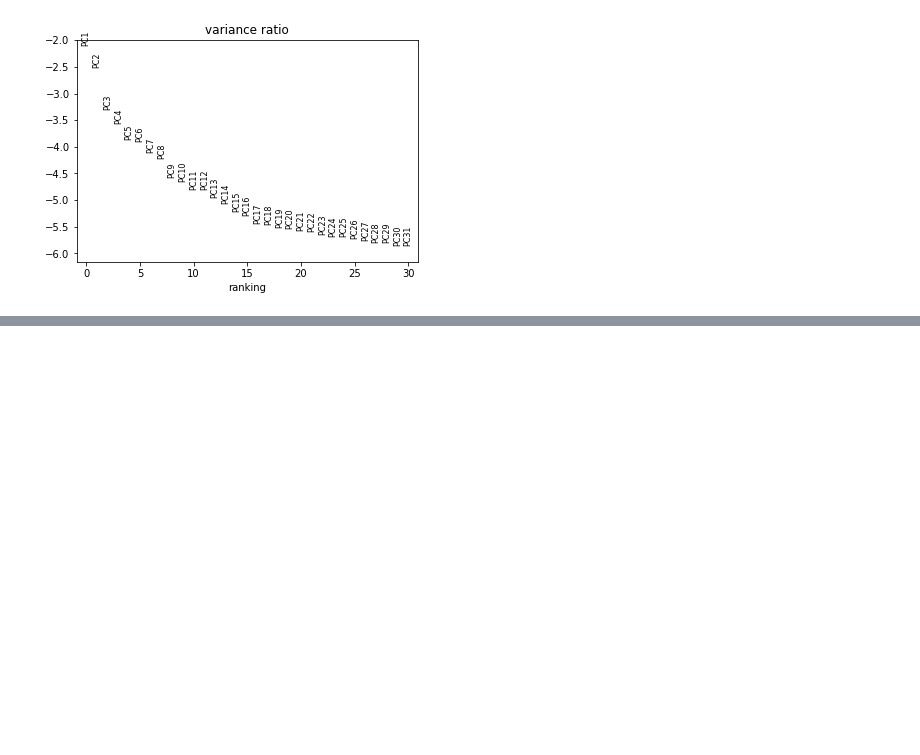
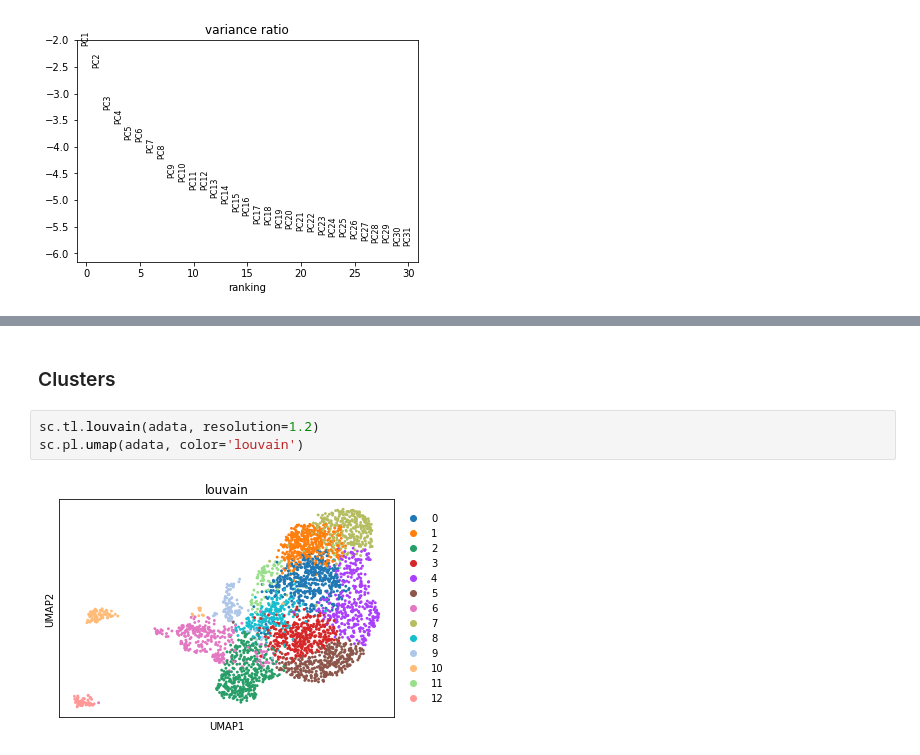
Before and after one commit to ArtemAmosov/sci_python, a Jupyter notebook: hw.ipynb, the cells around one changed output, grey strips where cells are left out. Cells and saved outputs as stored; diff of their text form; blank space fills up the shorter version.

```diff
--- a/hw.ipynb
+++ b/hw.ipynb
@@ -79,0 +95,7 @@ sc.pl.pca_variance_ratio(adata, log=True)
+# %% [markdown]
+### Clusters
+# %%
+sc.tl.louvain(adata, resolution=1.2)
+sc.pl.umap(adata, color='louvain')
+# %% [output]
+[figure, added]
```
Also changed, not shown: parts of 38 cells of this notebook.
